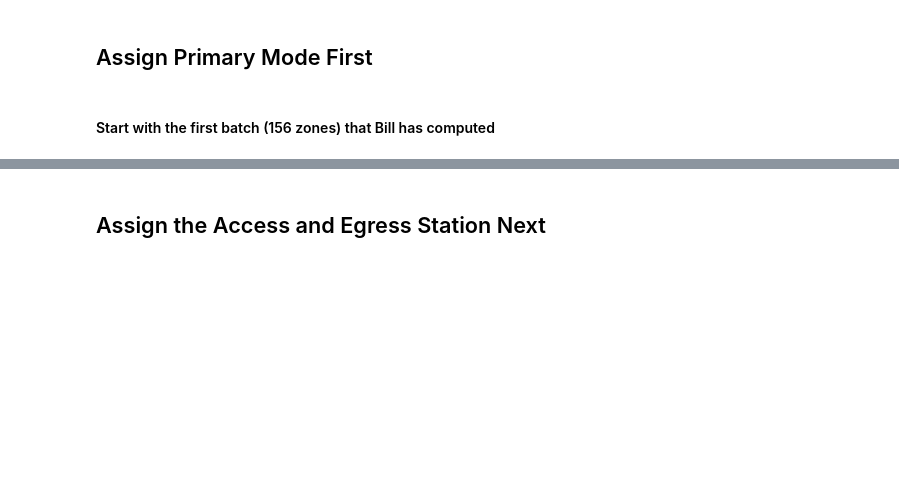
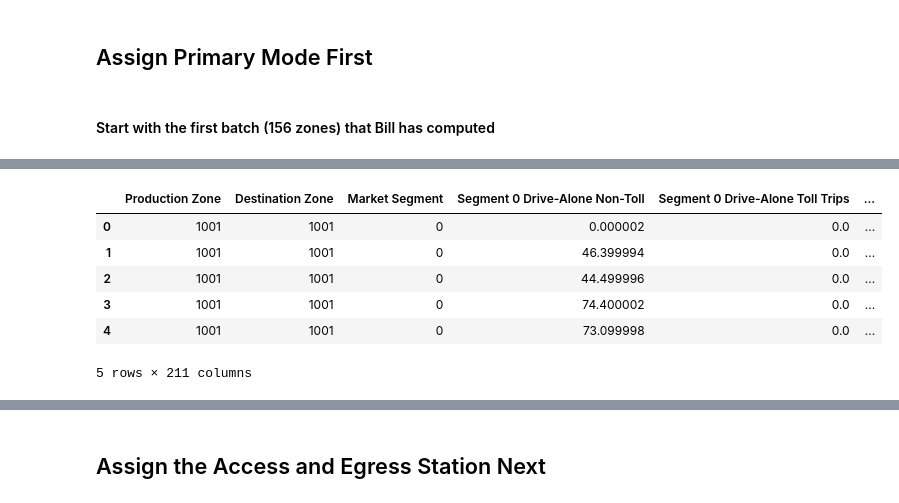
Before and after one commit to DuggalM/R-Codes, a Jupyter notebook: IMM_UsingProb_Cheval.ipynb, the cells around one changed output, grey strips where cells are left out. Cells and saved outputs as stored; diff of their text form; code cells hidden in the pictures; blank space fills up the shorter version.

```diff
--- a/IMM_UsingProb_Cheval.ipynb
+++ b/IMM_UsingProb_Cheval.ipynb
@@ -28,0 +66,7 @@ fpath_pk = os.listdir(dirListing)
+# %%
+hbw_trip_bin = binary_dict[0][1]
+for name in hbw_trip_bin:
+    try:
+        hbw_prob[name] = pd.DataFrame(np.fromfile(os.path.join(dirListing, name), dtype = [tuple(t) for t in record_type1]))
+    except IOError as e:
+        raise IOError("%s: %s" % (path, e.strerror))
@@ -28,0 +104,10 @@ fpath_pk = os.listdir(dirListing)
+# %%
+chunk = 2
+binary_dict = [
+    ('hbw_mode_peak_bin',['hbw_peak_tresodat_%s.bin'%str(i) for i in range(1,chunk+1)]),
+    ('hbw_mode_offpeak_bin',['hbw_offpeak_tresosta_%s.bin'%str(i) for i in range(1,chunk+1)]),
+    ('hbw_stn_peak_bin', ['hbw_peak_tresosta_%s.bin'%str(i) for i in range(1,chunk+1)]),
+    ('hbw_stn_offpeak_bin', ['hbw_offpeak_tresosta_%s.bin'%str(i) for i in range(1,chunk+1)]),
+    ('hbw_egg_peak_bin', ['hbw_peak_tresoegr_%s.bin'%str(i) for i in range(1,chunk+1)]),
+    ('hbw_egg_offpeak_bin', ['hbw_offpeak_tresoegr_%s.bin'%str(i) for i in range(1,chunk+1)])
+]
@@ -28,0 +123,4 @@ fpath_pk = os.listdir(dirListing)
+# %%
+hbw_trip_bin = binary_dict[1][1]
+for name in hbw_trip_bin:
+    print(name)
@@ -623,18 +806,18 @@ record_type3 = np.dtype([
 ################## DATA INPUT HANDLES ################
 # Purpose Probabilities
 # hbw_trip_bin = ['hbw_peak_tresodat_1.bin', 'hbw_peak_tresodat_2.bin', 'hbw_peak_tresodat_3.bin']
-hbw_trip_bin = ['hbw_peak_tresodat_4.bin']
+hbw_trip_bin = ['hbw_offpeak_tresodat_1.bin']
 hbs_trip_bin = []
 hbu_trip_bin = []
 
 # hbw_stn_bin = ['hbw_peak_tresosta_1.bin', 'hbw_peak_tresosta_2.bin', 'hbw_peak_tresosta_3.bin']
-hbw_stn_bin = ['hbw_peak_tresosta_4.bin']
+hbw_stn_bin = ['hbw_offpeak_tresosta_1.bin']
 hbs_stn_bin = []
 hbu_stn_bin = []
 
 # Egress Station Probs
 # hbw_egg_bin = ['hbw_peak_tresoegr_1.bin', 'hbw_peak_tresoegr_2.bin', 'hbw_peak_tresoegr_3.bin']
-hbw_egg_bin = ['hbw_peak_tresoegr_4.bin']
+hbw_egg_bin = ['hbw_offpeak_tresoegr_1.bin']
 hbs_egg_bin = []
 hbu_egg_bin = []
 
@@ -815,0 +1135,13 @@ def prob_df_longtermchoice(trips_df, purpose, df_prob, veh_segment):
+# %%
+h10 = hbw_prob['hbs_peak_tresodat_1.bin']
+# h10 = h10.iloc[:, 3:55]
+h10['Market Segment'] = 0
+h10.head()
+# %% [output]
+|  | Production Zone | Destination Zone | Market Segment | Segment 0 Drive-Alone Non-Toll | Segment 0 Drive-Alone Toll Trips | ... |
+| 0 | 1001 | 1001 | 0 | 0.000002 | 0.0 | ... |
+| 1 | 1001 | 1001 | 0 | 46.399994 | 0.0 | ... |
+| 2 | 1001 | 1001 | 0 | 44.499996 | 0.0 | ... |
+| 3 | 1001 | 1001 | 0 | 74.400002 | 0.0 | ... |
+| 4 | 1001 | 1001 | 0 | 73.099998 | 0.0 | ... |
+5 rows × 211 columns
```
Also changed, not shown: parts of 90 cells of this notebook, 5 other files.
